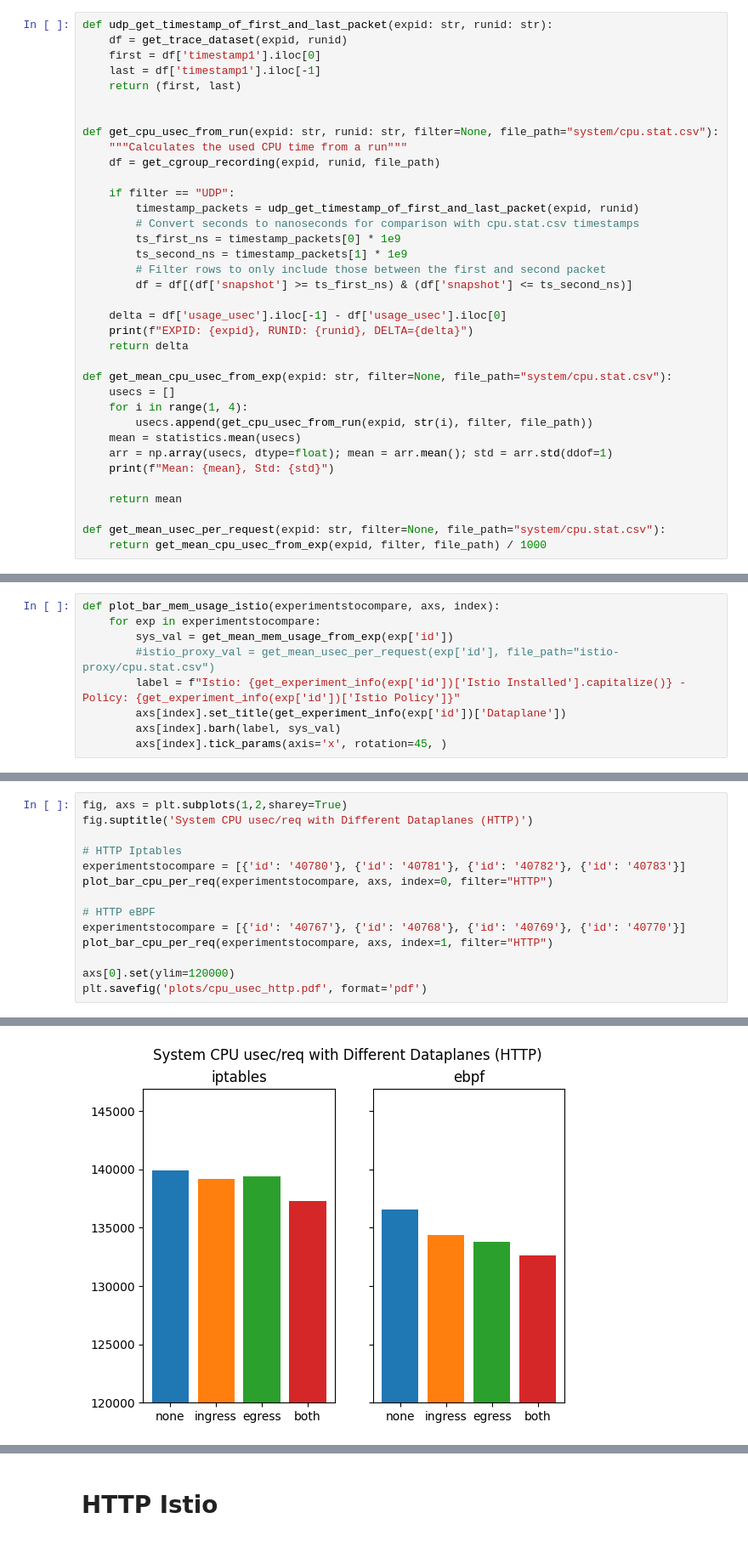
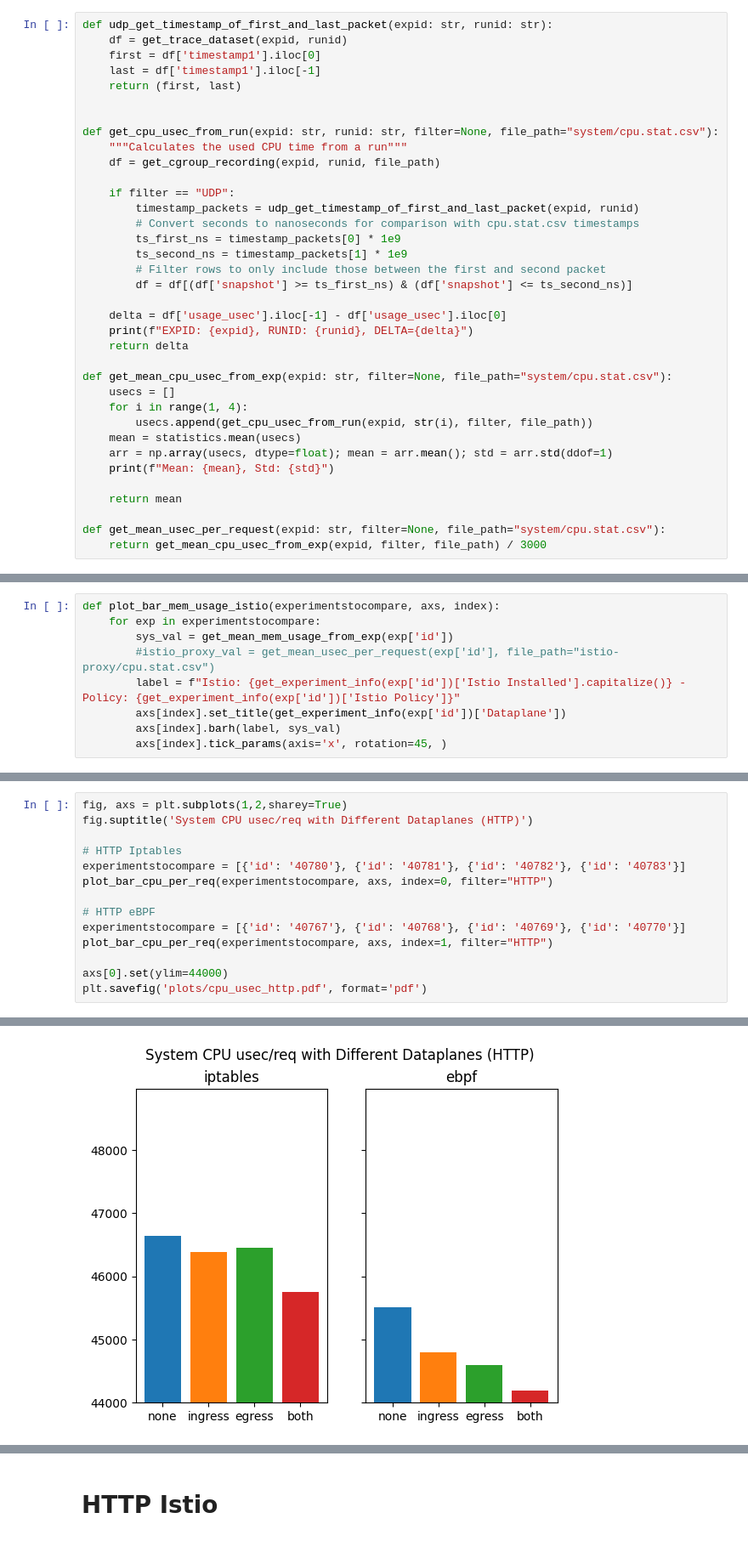
Before and after one commit to EmilZackrisson/thesis, a Jupyter notebook: Analysis/cgroup.ipynb, the cells around one changed output, grey strips where cells are left out. Shown at 85% size. Cells and saved outputs as stored; diff of their text form.

Commit message:
fixed usec calculation

```diff
--- a/Analysis/cgroup.ipynb
+++ b/Analysis/cgroup.ipynb
@@ -92,7 +92,7 @@ def get_mean_cpu_usec_from_exp(expid: str, filter=None, file_path="system/cpu.st
     return mean
 
 def get_mean_usec_per_request(expid: str, filter=None, file_path="system/cpu.stat.csv"):
-    return get_mean_cpu_usec_from_exp(expid, filter, file_path) / 1000
+    return get_mean_cpu_usec_from_exp(expid, filter, file_path) / 3000
 # %%
 def get_mem_usage_from_run(expid: str, runid: str, file_path="system/meminfo.csv"):
     """Calculates mean used memory for a run from meminfo snapshots (MB)."""
@@ -187,35 +187,35 @@ Mean: 129603000.0, Std: 1081308.0042245132
 fig, axs = plt.subplots(1,2,sharey=True)
 fig.suptitle('System CPU usec/req with Different Dataplanes (HTTP)')
 
 # HTTP Iptables
 experimentstocompare = [{'id': '40780'}, {'id': '40781'}, {'id': '40782'}, {'id': '40783'}]
 plot_bar_cpu_per_req(experimentstocompare, axs, index=0, filter="HTTP")
 
 # HTTP eBPF
 experimentstocompare = [{'id': '40767'}, {'id': '40768'}, {'id': '40769'}, {'id': '40770'}]
 plot_bar_cpu_per_req(experimentstocompare, axs, index=1, filter="HTTP")
 
-axs[0].set(ylim=120000)
+axs[0].set(ylim=44000)
 plt.savefig('plots/cpu_usec_http.pdf', format='pdf')
 # %% [output]
 EXPID: 40780, RUNID: 1, DELTA=136546000
 EXPID: 40780, RUNID: 2, DELTA=141136000
 EXPID: 40780, RUNID: 3, DELTA=142049000
 Mean: 139910333.33333334, Std: 2949143.3219383103
 EXPID: 40781, RUNID: 1, DELTA=140446000
 EXPID: 40781, RUNID: 2, DELTA=140310000
 EXPID: 40781, RUNID: 3, DELTA=136662000
 Mean: 139139333.33333334, Std: 2146510.9674383993
 EXPID: 40782, RUNID: 1, DELTA=142009000
 EXPID: 40782, RUNID: 2, DELTA=140376000
 EXPID: 40782, RUNID: 3, DELTA=135698000
 Mean: 139361000.0, Std: 3275644.8220159644
 ... (16 lines left out)
 EXPID: 40770, RUNID: 1, DELTA=131039000
 EXPID: 40770, RUNID: 2, DELTA=130811000
 EXPID: 40770, RUNID: 3, DELTA=135901000
 Mean: 132583666.66666667, Std: 2875155.879832141
-[figure, old version]
+[figure, new version]
 # %%
 fig, axs = plt.subplots(1,2,sharey=True)
 fig.suptitle('System CPU usec/req with Different Dataplanes (TCP)')
```
Also changed, not shown: parts of 3 cells of this notebook, 5 other files.
